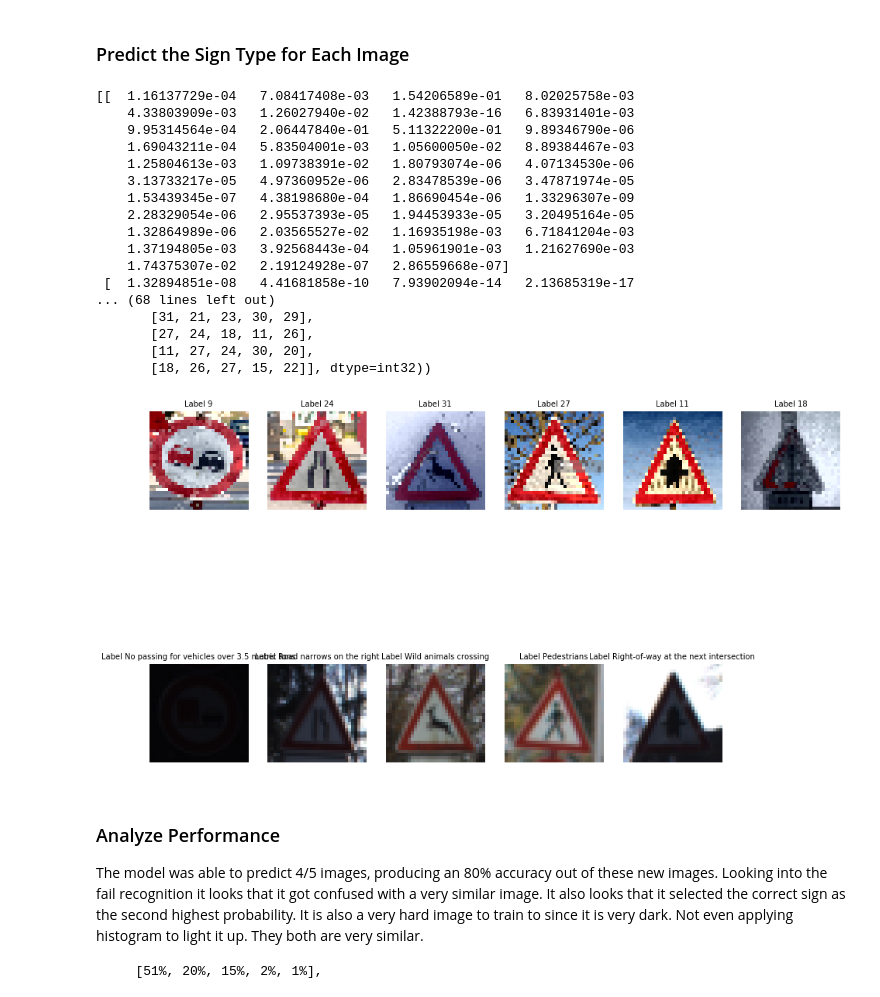
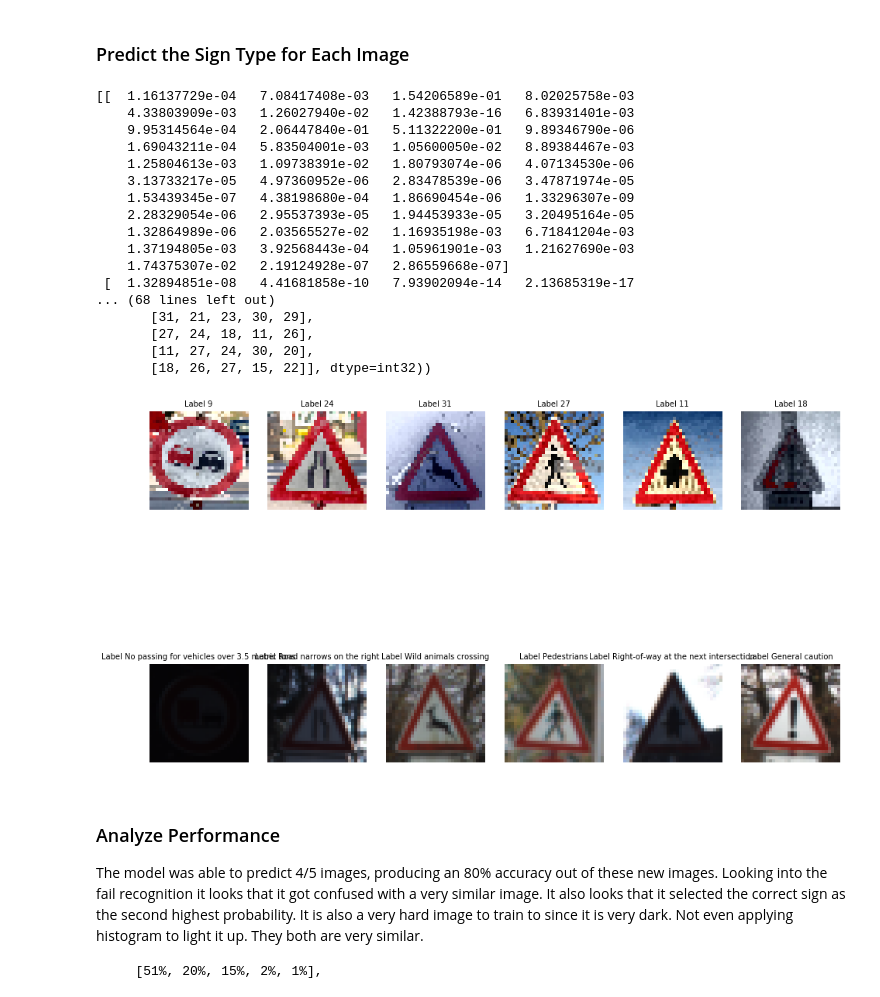
Before and after one commit to jsrivaya/CarND-Traffic-Sign-Classifier-Project, a Jupyter notebook: Traffic_Sign_Classifier.ipynb, the cells around one changed output. Cells and saved outputs as stored; diff of their text form; code cells hidden in the pictures.

Commit message:
Fixing expected images

```diff
--- a/Traffic_Sign_Classifier.ipynb
+++ b/Traffic_Sign_Classifier.ipynb
@@ -669,35 +669,35 @@ for i in range(0, 6):
     img = fig.add_subplot(2, 6, i+1)
     plt.imshow(test_images[i])
     img.set_title("Label {}".format(test_labels[i]), size=10)
     plt.axis('off')
 
-for i in range(6, 11):
+for i in range(6, 12):
     img = fig.add_subplot(2, 6, i+1)
     plt.imshow(images[top_k_predictions[1][i-6][0]])
     img.set_title("Label {}".format(signnames[top_k_predictions[1][i-6][0]]), size=10)
     plt.axis('off')
 
 fig.subplots_adjust(bottom=0.05, right=0.95)
 plt.show()
 # %% [output]
 [[  1.16137729e-04   7.08417408e-03   1.54206589e-01   8.02025758e-03
     4.33803909e-03   1.26027940e-02   1.42388793e-16   6.83931401e-03
     9.95314564e-04   2.06447840e-01   5.11322200e-01   9.89346790e-06
     1.69043211e-04   5.83504001e-03   1.05600050e-02   8.89384467e-03
     1.25804613e-03   1.09738391e-02   1.80793074e-06   4.07134530e-06
     3.13733217e-05   4.97360952e-06   2.83478539e-06   3.47871974e-05
     1.53439345e-07   4.38198680e-04   1.86690454e-06   1.33296307e-09
     2.28329054e-06   2.95537393e-05   1.94453933e-05   3.20495164e-05
     1.32864989e-06   2.03565527e-02   1.16935198e-03   6.71841204e-03
     1.37194805e-03   3.92568443e-04   1.05961901e-03   1.21627690e-03
     1.74375307e-02   2.19124928e-07   2.86559668e-07]
  [  1.32894851e-08   4.41681858e-10   7.93902094e-14   2.13685319e-17
 ... (68 lines left out)
        [31, 21, 23, 30, 29],
        [27, 24, 18, 11, 26],
        [11, 27, 24, 30, 20],
        [18, 26, 27, 15, 22]], dtype=int32))
-[figure, old version]
+[figure, new version]
 # %% [markdown]
 ### Analyze Performance
 
```
Also changed, not shown: 1 other file.
